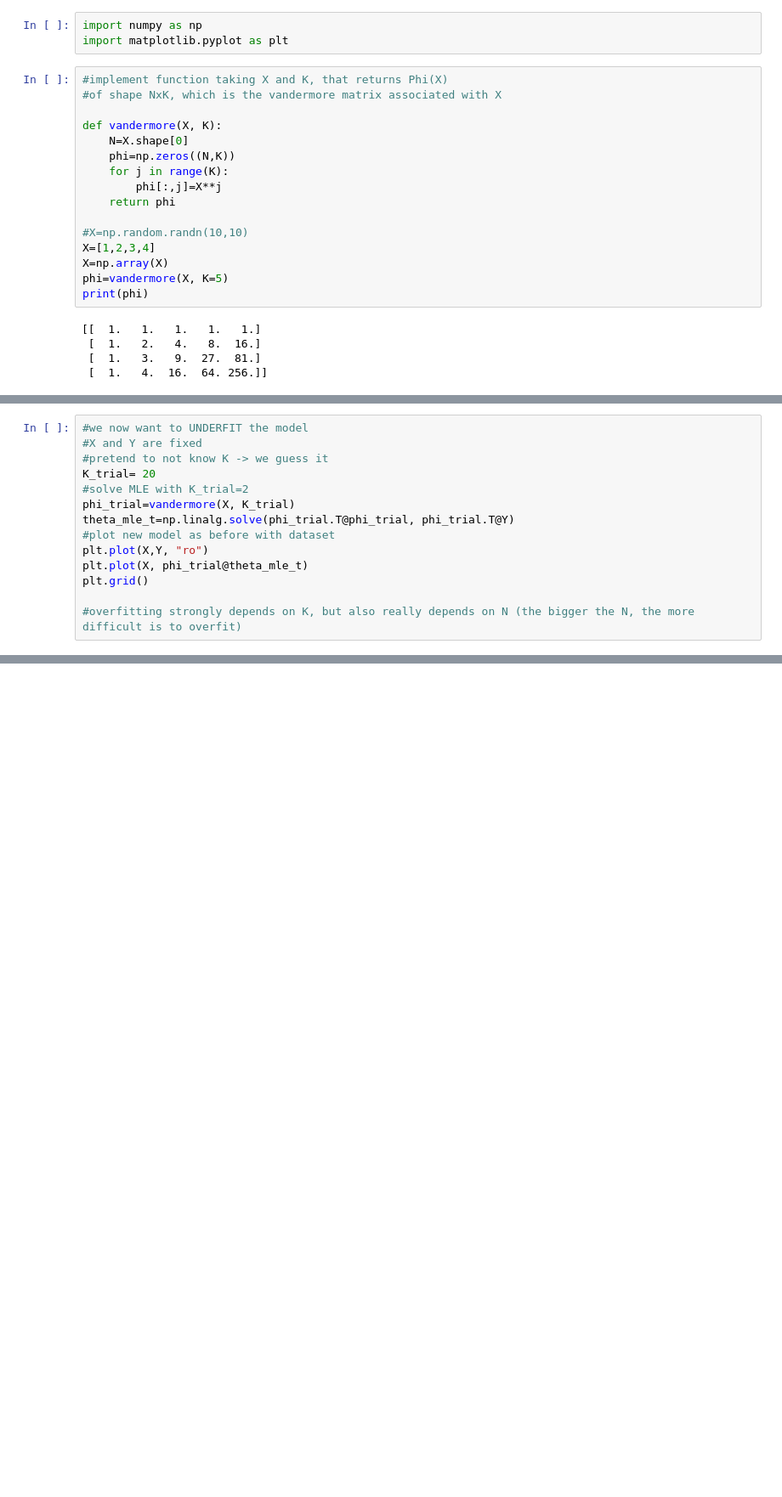
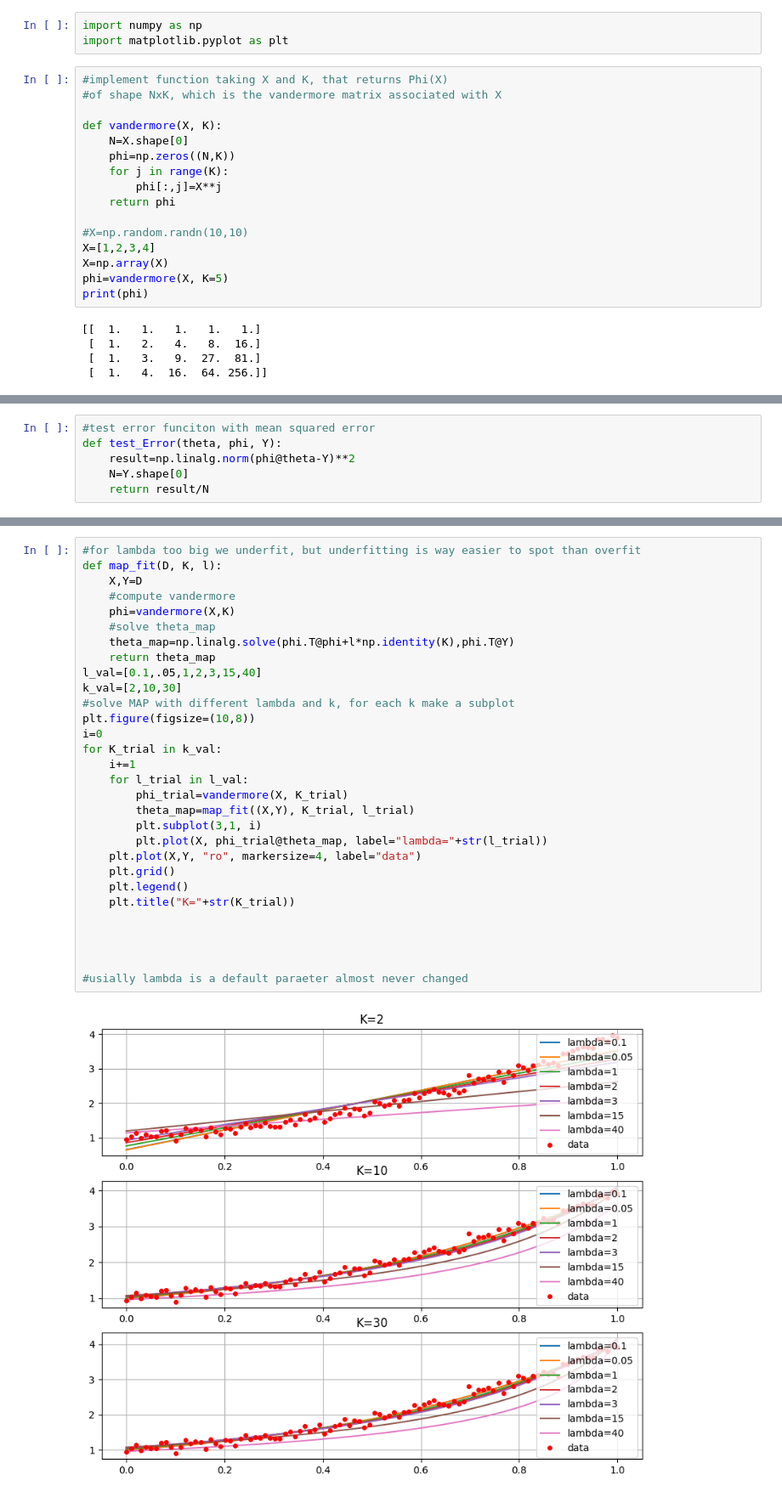
Before and after one commit to danielenapo/AI_unibo, a Jupyter notebook: Maths4ML/Homeworks/4/homework4.ipynb, the cells around one changed output, grey strips where cells are left out. Shown at 85% size. Drawn from its saved outputs; the diff is of its cells as text; blank space fills up the shorter version.

```diff
--- a/Maths4ML/Homeworks/4/homework4.ipynb
+++ b/Maths4ML/Homeworks/4/homework4.ipynb
@@ -66,0 +70,6 @@ plt.grid()
+# %%
+#test error funciton with mean squared error
+def test_Error(theta, phi, Y):
+    result=np.linalg.norm(phi@theta-Y)**2
+    N=Y.shape[0]
+    return result/N
@@ -84,14 +101,0 @@ plt.grid()
-# %%
-#we now want to UNDERFIT the model
-#X and Y are fixed
-#pretend to not know K -> we guess it
-K_trial= 20
-#solve MLE with K_trial=2
-phi_trial=vandermore(X, K_trial)
-theta_mle_t=np.linalg.solve(phi_trial.T@phi_trial, phi_trial.T@Y)
-#plot new model as before with dataset
-plt.plot(X,Y, "ro")
-plt.plot(X, phi_trial@theta_mle_t)
-plt.grid()
-
-#overfitting strongly depends on K, but also really depends on N (the bigger the N, the more difficult is to overfit)
@@ -124,0 +133,32 @@ plt.grid()
+# %%
+#for lambda too big we underfit, but underfitting is way easier to spot than overfit
+def map_fit(D, K, l):
+    X,Y=D
+    #compute vandermore
+    phi=vandermore(X,K)
+    #solve theta_map
+    theta_map=np.linalg.solve(phi.T@phi+l*np.identity(K),phi.T@Y)
+    return theta_map
+l_val=[0.1,.05,1,2,3,15,40]
+k_val=[2,10,30]
+#solve MAP with different lambda and k, for each k make a subplot
+plt.figure(figsize=(10,8))
+i=0
+for K_trial in k_val:
+    i+=1
+    for l_trial in l_val:
+        phi_trial=vandermore(X, K_trial)
+        theta_map=map_fit((X,Y), K_trial, l_trial)
+        plt.subplot(3,1, i)
+        plt.plot(X, phi_trial@theta_map, label="lambda="+str(l_trial))
+    plt.plot(X,Y, "ro", markersize=4, label="data")
+    plt.grid()
+    plt.legend()
+    plt.title("K="+str(K_trial))
+
+
+
+
+#usially lambda is a default paraeter almost never changed
+# %% [output]
+[figure, added]
```
Also changed, not shown: parts of 17 cells of this notebook, 3 other files.
